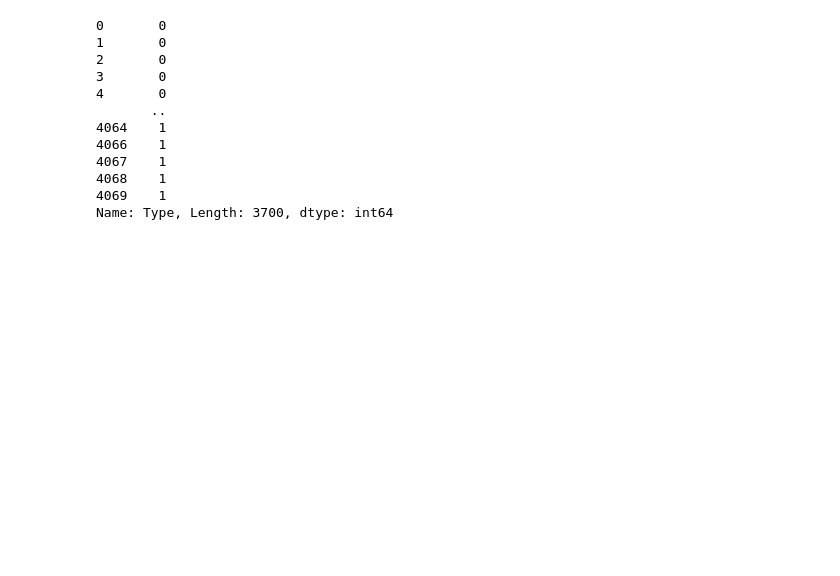
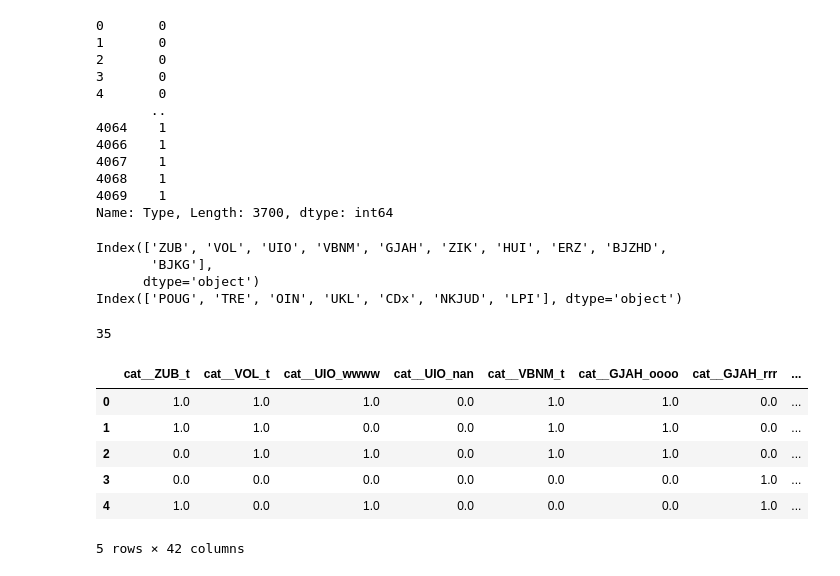
Before and after one commit to MohamedAdelNaguib/Multimodal-Bsed-Meme-Generation, a Jupyter notebook: binary_classifier/src/solution.ipynb, the cells around one changed output. Drawn from its saved outputs; the diff is of its cells as text; code cells hidden in the pictures; blank space fills up the shorter version.

Commit message:
convert categorical features into one-hot encoding presentation and apply simple imputation for null values in numerical features

```diff
--- a/binary_classifier/src/solution.ipynb
+++ b/binary_classifier/src/solution.ipynb
@@ -283,3 +283,48 @@ Name: Type, Length: 3700, dtype: int64
 # %%
 #  split the data into training and testing sets
 X_train, X_test, y_train, y_test = train_test_split(X, y, test_size=0.3, random_state=42, stratify=y)
+# %%
+#  get the categorical and numerical columns
+categorical_columns = X.select_dtypes(include=['object', 'category']).columns
+numerical_columns = X.select_dtypes(include=['float64', 'int64']).columns
+# Now 'categorical_columns' contains the names of all categorical columns
+print(categorical_columns)
+print(numerical_columns)
+# %% [output]
+Index(['ZUB', 'VOL', 'UIO', 'VBNM', 'GJAH', 'ZIK', 'HUI', 'ERZ', 'BJZHD',
+       'BJKG'],
+      dtype='object')
+Index(['POUG', 'TRE', 'OIN', 'UKL', 'CDx', 'NKJUD', 'LPI'], dtype='object')
+# %%
+#  calcualte the number of distinct values in each categorical column
+#  -1 because each categorical feature can be represented by a n-1 columns, where n is the number of distinct values
+distinct_values = [len(X[column].unique())-1 for column in categorical_columns]
+print(sum(distinct_values))
+# %% [output]
+35
+# %%
+from sklearn.preprocessing import OneHotEncoder
+from sklearn.compose import ColumnTransformer
+from sklearn.impute import SimpleImputer
+
+# Create a transformer for one hot encoding and numerical imputation for nun values
+column_transformer = ColumnTransformer(
+    transformers=[
+        ('cat', OneHotEncoder(handle_unknown='ignore', drop='first'), categorical_columns),
+         ('num', SimpleImputer(strategy='median'), numerical_columns)
+    ],
+)
+# %%
+# Fit and transform the train data
+X_train = column_transformer.fit_transform(X_train)
+# Optionally convert back to DataFrame
+X_train = pd.DataFrame(X_train, columns=column_transformer.get_feature_names_out())
+X_train.head()
+# %% [output]
+|  | cat__ZUB_t | cat__VOL_t | cat__UIO_wwww | cat__UIO_nan | cat__VBNM_t | cat__GJAH_oooo | cat__GJAH_rrr | ... |
+| 0 | 1.0 | 1.0 | 1.0 | 0.0 | 1.0 | 1.0 | 0.0 | ... |
+| 1 | 1.0 | 1.0 | 0.0 | 0.0 | 1.0 | 1.0 | 0.0 | ... |
+| 2 | 0.0 | 1.0 | 1.0 | 0.0 | 1.0 | 1.0 | 0.0 | ... |
+| 3 | 0.0 | 0.0 | 0.0 | 0.0 | 0.0 | 0.0 | 1.0 | ... |
+| 4 | 1.0 | 0.0 | 1.0 | 0.0 | 0.0 | 0.0 | 1.0 | ... |
+5 rows × 42 columns
```
Also changed, not shown: parts of 2 cells of this notebook.
